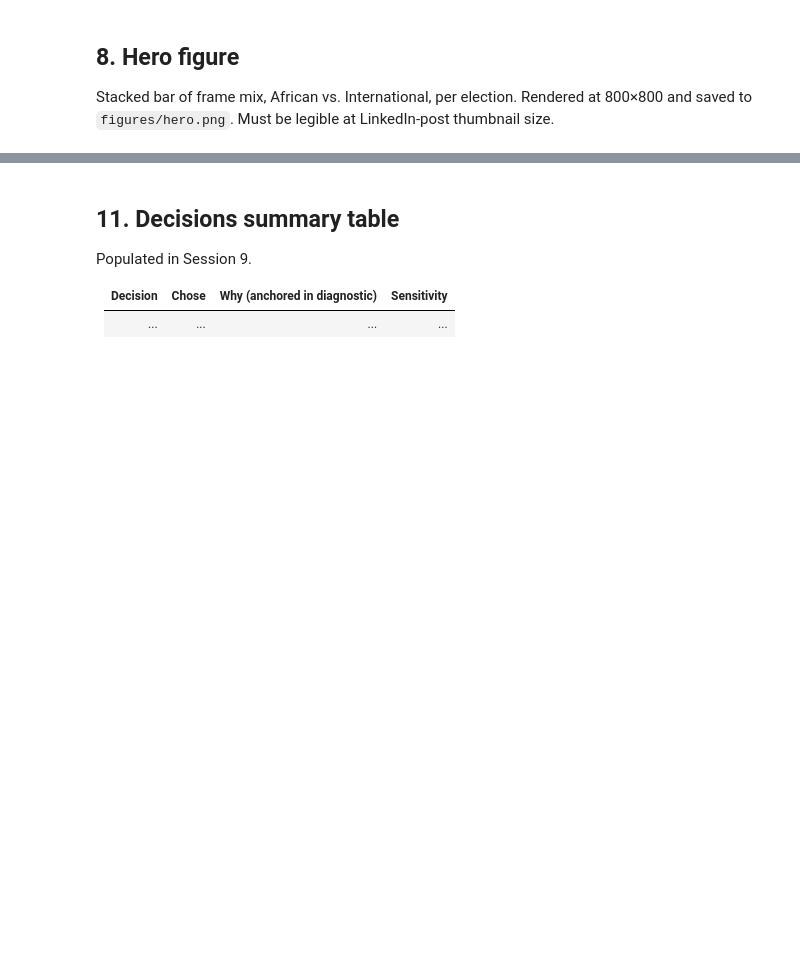
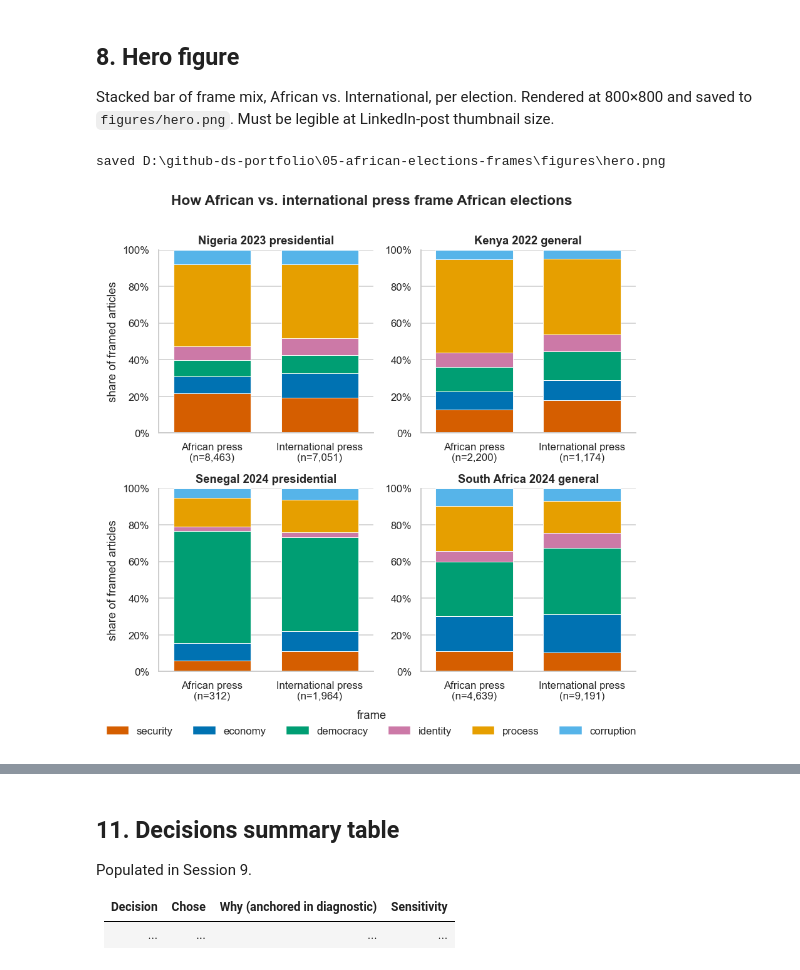
Before and after one commit to Muhanad-husn/African-elections-frame-analysis, a Jupyter notebook: notebooks/02_main.ipynb, the cells around one changed output, grey strips where cells are left out. Drawn from its saved outputs; the diff is of its cells as text; code cells hidden in the pictures; blank space fills up the shorter version.

```diff
--- a/notebooks/02_main.ipynb
+++ b/notebooks/02_main.ipynb
@@ -463,3 +645,31 @@ Four comparisons (Session 7):
 2. Frame distribution over time around vote day (rolling window).
 3. Frame distribution by outlet within the African block (since 'African' is not a monolith).
 4. Cross-election: which frames are election-specific vs. consistent.
+# %%
+"""§7 setup — load production labels, fold edge desks into International, build framed view."""
+from pathlib import Path
+
+import matplotlib.pyplot as plt
+import pandas as pd
+
+from elections_frames import viz
+from elections_frames.data import ELECTIONS
+
+viz.set_style()
+
+clf = pd.read_parquet("../data/processed/articles_classified.parquet")
+# Headline attribution: edge desks fold into International (Decision 1). The
+# desk-staffing alternative (re-fold as African) is the 03_robustness.ipynb toggle.
+clf["outlet_origin"] = clf["outlet_origin"].replace(
+    {"Edge_BBC_Africa": "International", "Edge_RFI_Afrique": "International"}
+)
+ELECTION_ORDER = ["nigeria_2023", "kenya_2022", "senegal_2024", "south_africa_2024"]
+ELECTION_TITLES = {k: ELECTIONS[k].name for k in ELECTION_ORDER}
+
+fr = viz.framed(clf)  # rows with a foregrounded frame (excludes abstain + hard error)
+n_abst = int((clf["pred_abstained"] == True).sum())  # noqa: E712
+print(f"{len(clf):,} classified rows · {len(fr):,} framed ({len(fr) / len(clf):.0%}) "
+      f"· {n_abst:,} abstained · {clf['pred_error'].notna().sum():,} hard errors")
+print("\nHeadline uses ALL framed rows, not the 0.75 `accepted` gate: the gate is not "
+      "frame-neutral (+15pp democracy / -10pp process), so gating would bias the very "
+      "distribution we measure. Accepted-only is carried as a 03_robustness.ipynb lens.")
@@ -467,6 +836,19 @@ Four comparisons (Session 7):
 ## 8. Hero figure
 
 Stacked bar of frame mix, African vs. International, per election. Rendered at 800×800 and saved to `figures/hero.png`. Must be legible at LinkedIn-post thumbnail size.
+# %%
+"""Hero figure - frame mix, African vs. international, per election, sized for 800x800."""
+fig = viz.per_election_panel(
+    clf, by="outlet_origin", elections=ELECTION_ORDER, election_titles=ELECTION_TITLES,
+    suptitle="How African vs. international press frame African elections",
+    figsize=(8, 8),
+)
+path = viz.save_figure(fig, "hero", dpi=100)
+print(f"saved {path}")
+plt.show()
+# %% [output]
+saved D:\github-ds-portfolio\05-african-elections-frames\figures\hero.png
+[figure, added]
 # %% [markdown]
 ## 9. Findings
 
```
Also changed, not shown: parts of 26 cells of this notebook, 6 other files.
